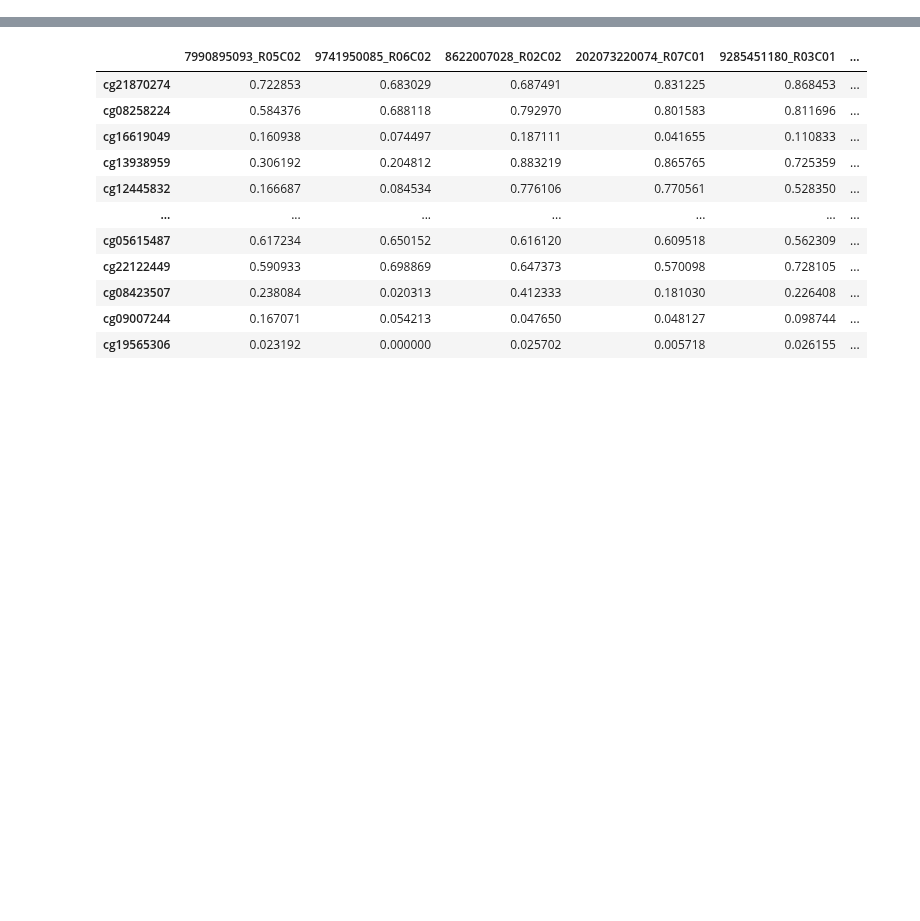
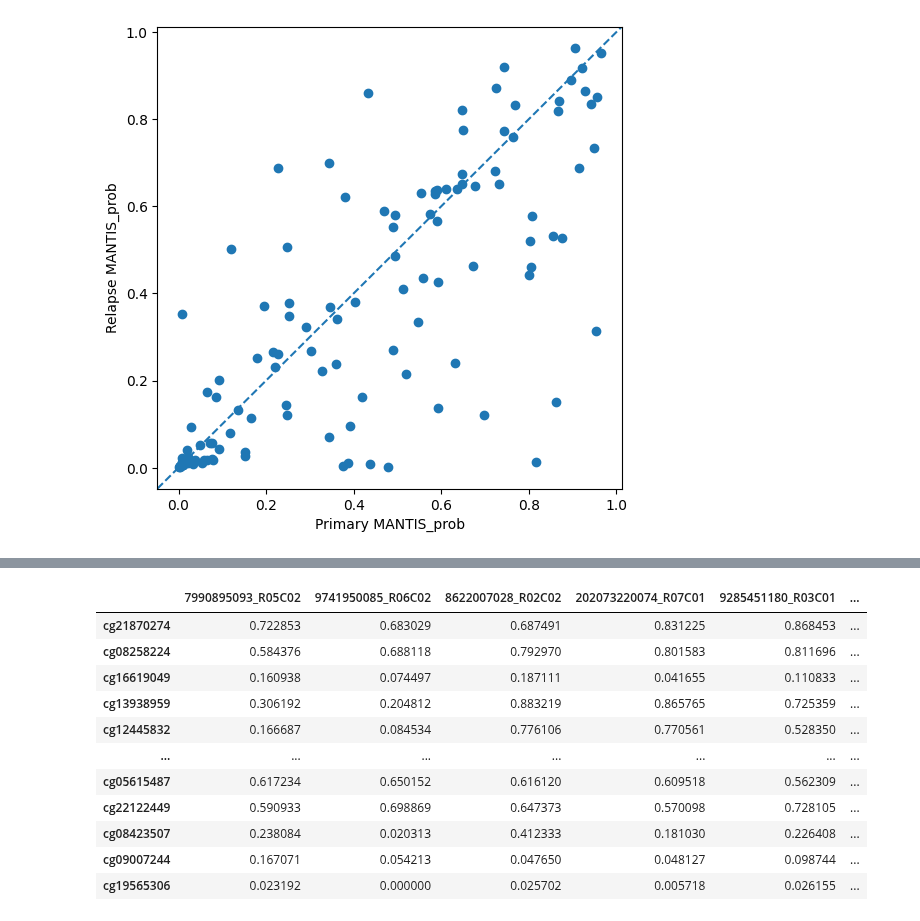
Before and after one commit to sstefan01/methylation-survival, a Jupyter notebook: scratch_eval.ipynb, the cells around one changed output, grey strips where cells are left out. Cells and saved outputs as stored; diff of their text form; code cells hidden in the pictures; blank space fills up the shorter version.

```diff
--- a/scratch_eval.ipynb
+++ b/scratch_eval.ipynb
@@ -13,0 +299,9 @@ from sklearn.metrics import brier_score_loss
+# %%
+plt.figure(figsize=(6, 6))
+plt.scatter(pair_xy["x"], pair_xy["y"])
+plt.xlabel("Primary MANTIS_prob")
+plt.ylabel("Relapse MANTIS_prob")
+plt.axline((0, 0), slope=1, linestyle="--")
+plt.show()
+# %% [output]
+[figure, added]
```
Also changed, not shown: parts of 49 cells of this notebook, 3 other files.
